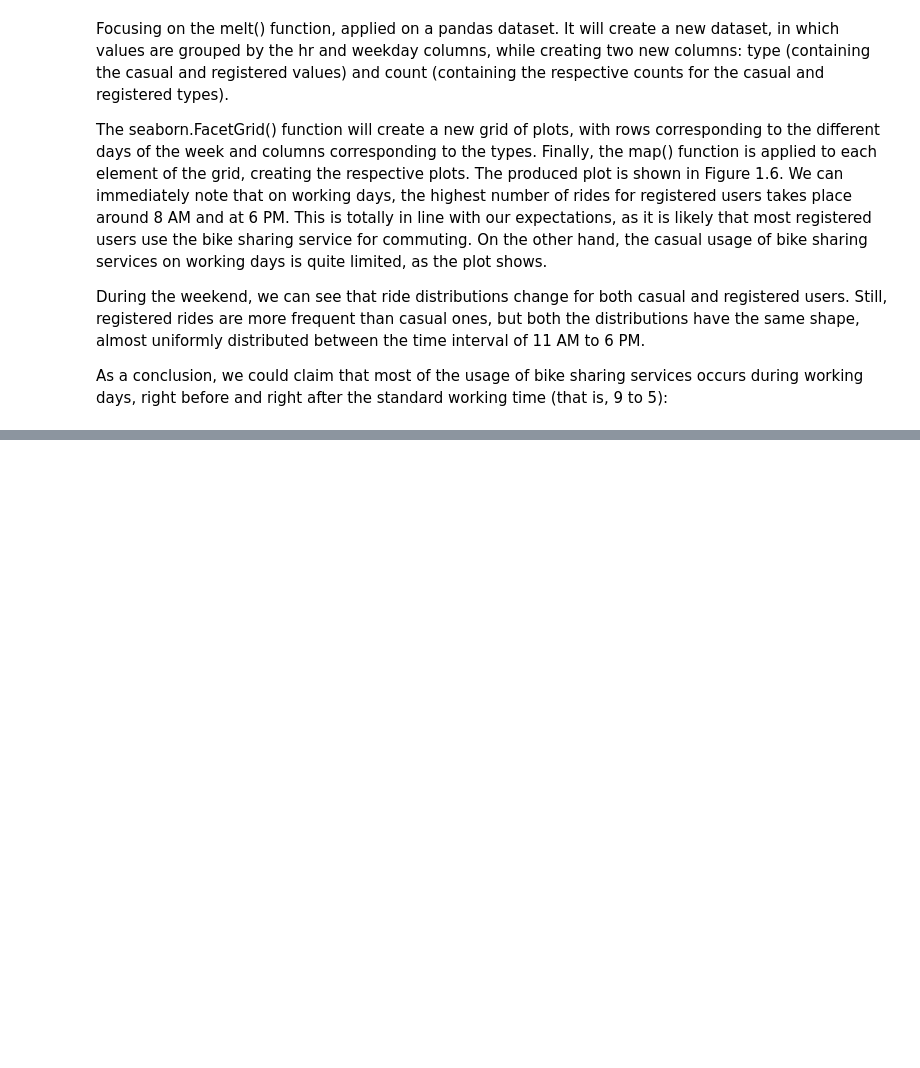
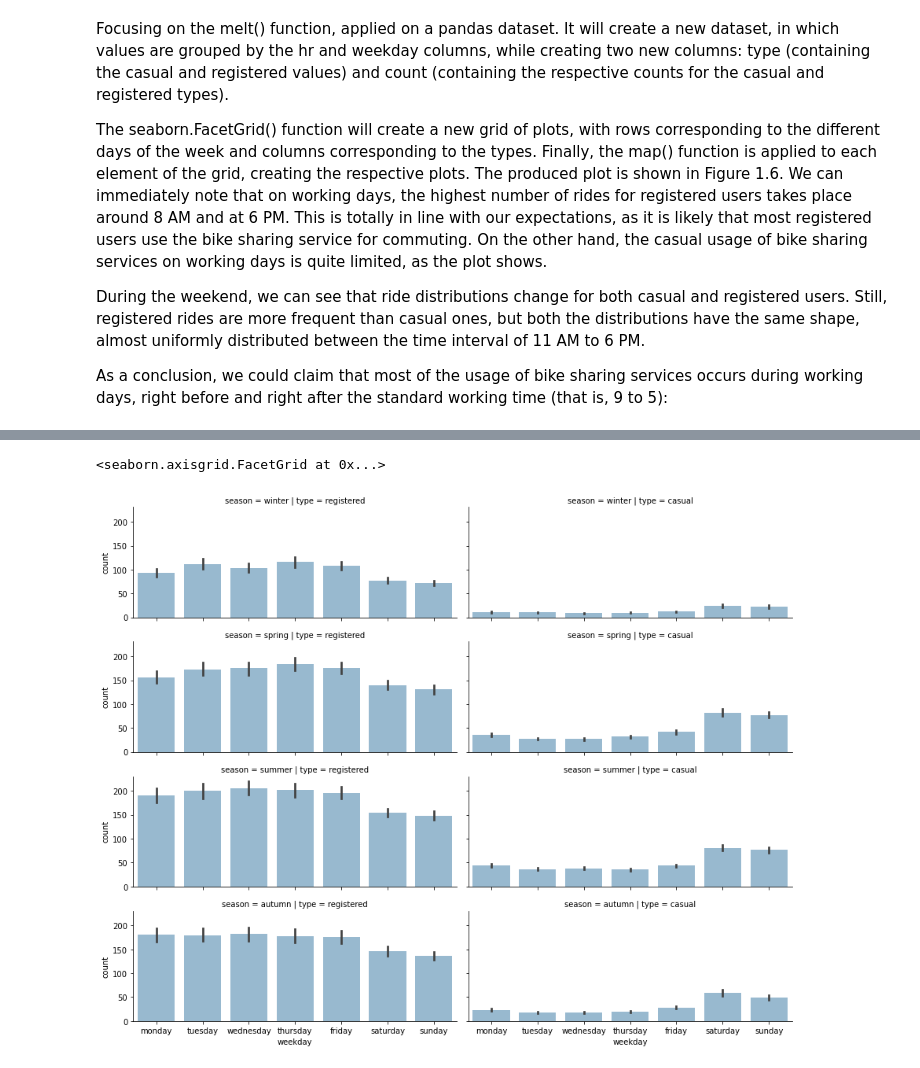
Before and after one commit to gianmaranon/biking_analysis, a Jupyter notebook: sharing_bike.ipynb, the cells around one changed output, grey strips where cells are left out. Saved outputs shown, nothing was run; the diff lists cells and outputs as text; code cells hidden in the pictures; blank space fills up the shorter version.

```diff
--- a/sharing_bike.ipynb
+++ b/sharing_bike.ipynb
@@ -353,0 +388,2 @@ As a conclusion, we could claim that most of the usage of bike sharing services
+# %%
+plot_data = preprocessed_data[['weekday', 'season', 'registered', 'casual']]
@@ -353,0 +406,12 @@ As a conclusion, we could claim that most of the usage of bike sharing services
+# %%
+plot_data = plot_data.melt(id_vars=['weekday', 'season'], var_name='type', value_name='count')
+# %%
+grid = sns.FacetGrid(plot_data, row='season', col='type', height=2.5, aspect=2.5,
+                    row_order=['winter', 'spring', 'summer', 'autumn'])
+
+grid.map(sns.barplot, 'weekday', 'count', alpha=0.5, \
+         order=['monday', 'tuesday', 'wednesday', 'thursday', \
+                'friday', 'saturday', 'sunday'])
+# %% [output]
+<seaborn.axisgrid.FacetGrid at 0x...>
+[figure, added]
```
Also changed, not shown: parts of 29 cells of this notebook, 2 other files.
